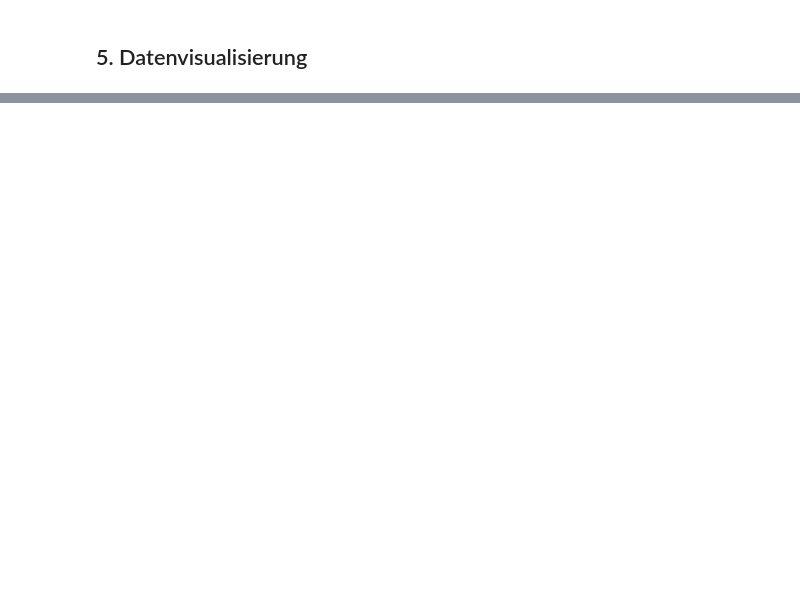
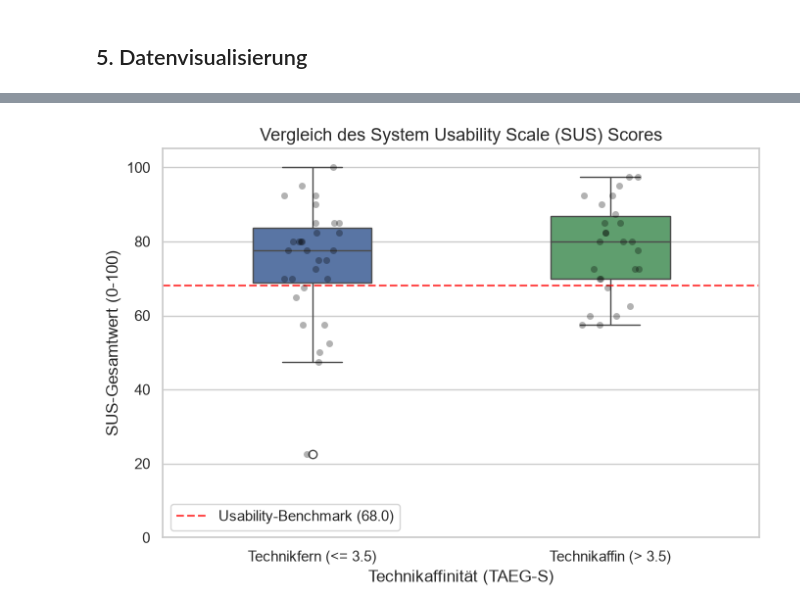
Before and after one commit to fuerstfabian/Analysis-Usability-Acceptance-CtxCommerce, a Jupyter notebook: notebooks/evaluation_analysis.ipynb, the cells around one changed output, grey strips where cells are left out. Saved outputs shown, nothing was run; the diff lists cells and outputs as text; code cells hidden in the pictures; blank space fills up the shorter version.

```diff
--- a/notebooks/evaluation_analysis.ipynb
+++ b/notebooks/evaluation_analysis.ipynb
@@ -350,0 +429,36 @@ Die geringe Unausgeglichenheit zwischen den Gruppengrößen ($31$ vs. $26$) ist
+# %%
+plt.figure(figsize=(7, 5))
+ax2 = sns.boxplot(
+    data=df,
+    x='TAEG_Gruppe',
+    y='SUS_Score',
+    hue='TAEG_Gruppe',
+    palette=colors,
+    width=0.4,
+    legend=False
+)
+
+# Einzelne Datenpunkte darüberlegen, um die Verteilung der 57 Probanden zu zeigen
+sns.stripplot(
+    data=df,
+    x='TAEG_Gruppe',
+    y='SUS_Score',
+    color='black',
+    alpha=0.3,
+    size=5,
+    jitter=0.1
+)
+
+plt.title('Vergleich des System Usability Scale (SUS) Scores')
+plt.xlabel('Technikaffinität (TAEG-S)')
+plt.ylabel('SUS-Gesamtwert (0-100)')
+plt.ylim(0, 105)
+
+# Benchmark-Linie bei 68 einzeichnen (Grenze für überdurchschnittliche Usability)
+plt.axhline(y=68, color='red', linestyle='--', alpha=0.7, label='Usability-Benchmark (68.0)')
+plt.legend(loc='lower left')
+
+plt.tight_layout()
+plt.show()
+# %% [output]
+[figure, added]
```
Also changed, not shown: parts of 8 cells of this notebook, 1 other file.
